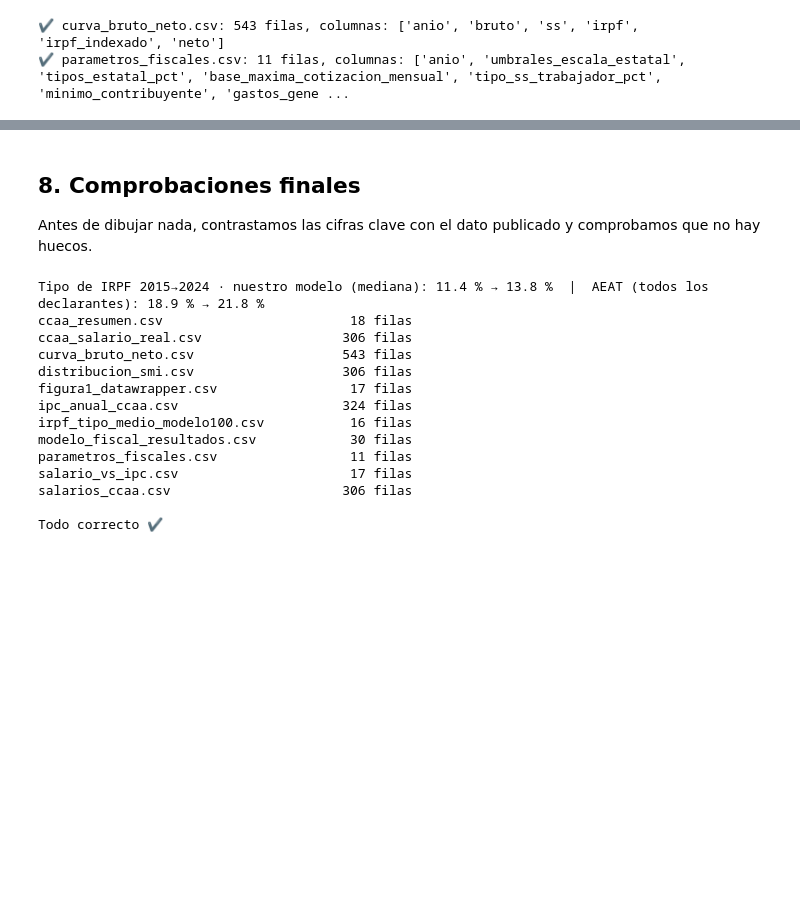
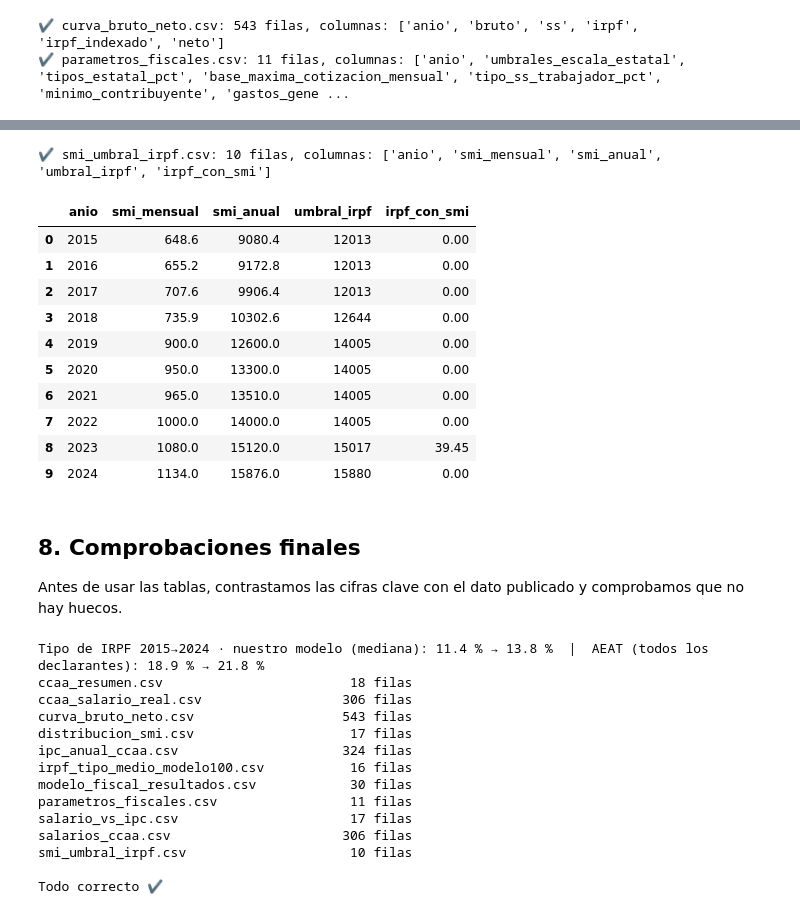
Before and after one commit to sortaria24-max/08MBID_TrabajoPractico, a Jupyter notebook: notebooks/TP_08MBID_preparacion_datos.ipynb, the cells around one changed output, grey strips where cells are left out. Saved outputs shown, nothing was run; the diff lists cells and outputs as text; code cells hidden in the pictures; blank space fills up the shorter version.

```diff
--- a/notebooks/TP_08MBID_preparacion_datos.ipynb
+++ b/notebooks/TP_08MBID_preparacion_datos.ipynb
@@ -293,11 +332,39 @@ guardar(pd.DataFrame(par), "parametros_fiscales.csv")
+# %%
+SMI_MENSUAL = {2015: 648.60, 2016: 655.20, 2017: 707.60, 2018: 735.90, 2019: 900.00,
+               2020: 950.00, 2021: 965.00, 2022: 1000.00, 2023: 1080.00, 2024: 1134.00}   # BOE, 14 pagas
+
+def umbral_irpf(y):
+    # Primer sueldo bruto (de euro en euro) con el que el modelo da una cuota de IRPF mayor que cero
+    b = 8000
+    while mf.irpf_individual(b, y)[0] <= 0:
+        b += 1
+    return b
+
+smi = pd.DataFrame([dict(anio=y, smi_mensual=m, smi_anual=m * 14, umbral_irpf=umbral_irpf(y),
+                         irpf_con_smi=mf.irpf_individual(m * 14, y)[0]) for y, m in SMI_MENSUAL.items()])
+guardar(smi, "smi_umbral_irpf.csv")
+smi.round(2)
+# %% [output]
+✔ smi_umbral_irpf.csv: 10 filas, columnas: ['anio', 'smi_mensual', 'smi_anual', 'umbral_irpf', 'irpf_con_smi']
+|  | anio | smi_mensual | smi_anual | umbral_irpf | irpf_con_smi |
+| 0 | 2015 | 648.6 | 9080.4 | 12013 | 0.00 |
+| 1 | 2016 | 655.2 | 9172.8 | 12013 | 0.00 |
+| 2 | 2017 | 707.6 | 9906.4 | 12013 | 0.00 |
+| 3 | 2018 | 735.9 | 10302.6 | 12644 | 0.00 |
+| 4 | 2019 | 900.0 | 12600.0 | 14005 | 0.00 |
+| 5 | 2020 | 950.0 | 13300.0 | 14005 | 0.00 |
+| 6 | 2021 | 965.0 | 13510.0 | 14005 | 0.00 |
+| 7 | 2022 | 1000.0 | 14000.0 | 14005 | 0.00 |
+| 8 | 2023 | 1080.0 | 15120.0 | 15017 | 39.45 |
+| 9 | 2024 | 1134.0 | 15876.0 | 15880 | 0.00 |
 # %% [markdown]
 ## 8. Comprobaciones finales
-Antes de dibujar nada, contrastamos las cifras clave con el dato publicado y comprobamos que no hay huecos.
+Antes de usar las tablas, contrastamos las cifras clave con el dato publicado y comprobamos que no hay huecos.
 # %%
 s = salarios[(salarios.ccaa == "Nacional") & (salarios.anio == 2024)].iloc[0]
 assert round(s.media, 2) == 29540.26, "El salario medio de 2024 no coincide con el INE"
 u = salario_vs_ipc.iloc[-1]
-assert abs((u.ipc100 - 100) - 33.5) < 0.1 and abs((u.media100 - 100) - 35.0) < 0.1
+assert abs(u.ipc_var_pct - 33.5) < 0.1 and abs(u.media_var_pct - 35.0) < 0.1
 assert salarios.drop(columns="ccaa").notna().all().all()
 assert ccaa_salario_real.groupby("ccaa").anio.count().eq(17).all()
 assert res.groupby("perfil").anio.count().eq(10).all()
@@ -315,13 +382,13 @@ Tipo de IRPF 2015→2024 · nuestro modelo (mediana): 11.4 % → 13.8 %  |  AEAT
 ccaa_resumen.csv                        18 filas
 ccaa_salario_real.csv                  306 filas
 curva_bruto_neto.csv                   543 filas
-distribucion_smi.csv                   306 filas
-figura1_datawrapper.csv                 17 filas
+distribucion_smi.csv                    17 filas
 ipc_anual_ccaa.csv                     324 filas
 irpf_tipo_medio_modelo100.csv           16 filas
 modelo_fiscal_resultados.csv            30 filas
 parametros_fiscales.csv                 11 filas
 salario_vs_ipc.csv                      17 filas
 salarios_ccaa.csv                      306 filas
+smi_umbral_irpf.csv                     10 filas
 
 Todo correcto ✔
```
Also changed, not shown: parts of 12 cells of this notebook.
